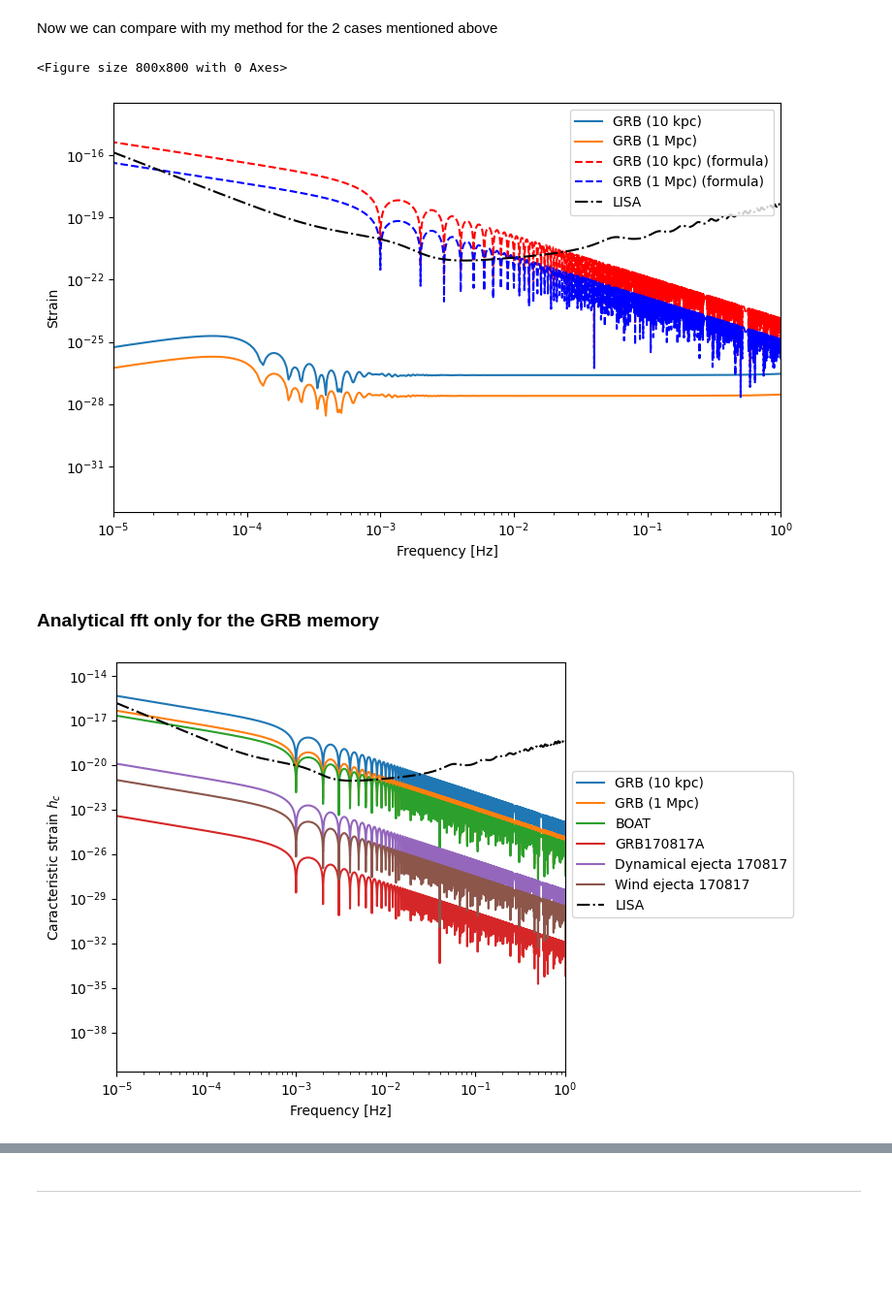
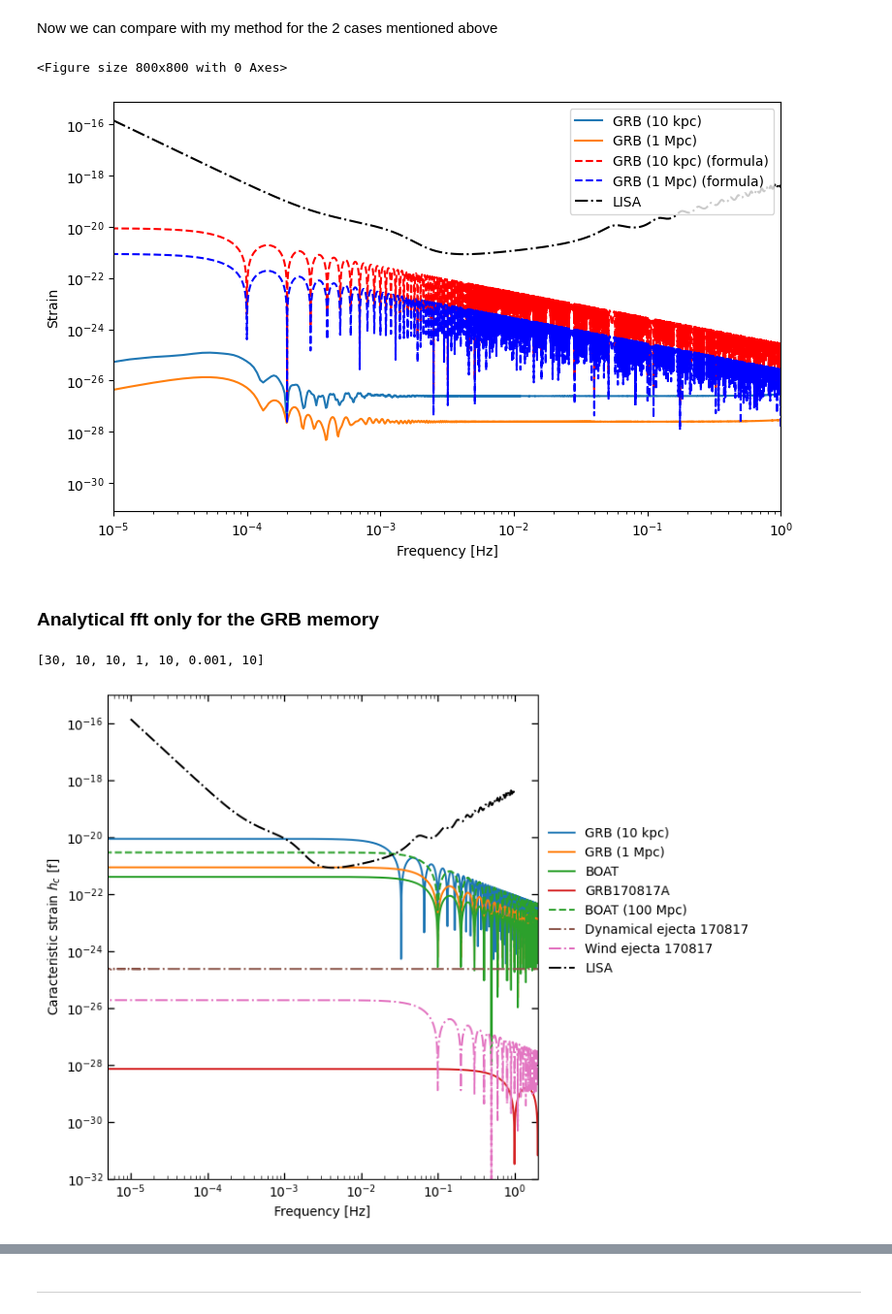
Before and after one commit to ThomasBastro/Memory_effect, a Jupyter notebook: Memory_Lopez/phenom_model.ipynb, the cells around one changed output, grey strips where cells are left out. Shown at 97% size. Drawn from its saved outputs; the diff is of its cells as text; code cells hidden in the pictures; blank space fills up the shorter version.

Commit message:
Regions associated with each ejecta (frequency domain)

```diff
--- a/Memory_Lopez/phenom_model.ipynb
+++ b/Memory_Lopez/phenom_model.ipynb
@@ -765,7 +765,7 @@ t = np.linspace(-1., 150., 500000) * 1e3  # ms
 theta = np.deg2rad(30)
 E_1, E_2 = 3e51, 3e52
 beta = 0.99
-tau_grb_ms = 1e3
+tau_grb_ms = 10e3
 r_1, r_2 = 10e3, 1e6
 start_grb = 0
 end_1, end_2 = 30e3, 10e3
@@ -775,8 +775,8 @@ delta_h_1 = up.delta_h_GRB(E_1, beta, theta, r_1)
 delta_h_2 = up.delta_h_GRB(E_2, beta, theta, r_2)
 
 # Compute GRB memory signals for two cases
-h_grb_1 = up.phenom_memory_GRB(t, E_1, beta, theta, r_1, tau_grb_ms, start_grb, end_1, model='exponential', plot=False)
-h_grb_2 = up.phenom_memory_GRB(t, E_2, beta, theta, r_2, tau_grb_ms, start_grb, end_2, model='exponential', plot=False)
+h_grb_1 = up.phenom_memory_GRB(t, E_1, beta, theta, r_1, end_1, start_grb, end_1, model='exponential', plot=False)
+h_grb_2 = up.phenom_memory_GRB(t, E_2, beta, theta, r_2, end_2, start_grb, end_2, model='exponential', plot=False)
 
 # Apply Tukey window
 h_windowed = [
@@ -810,31 +810,48 @@ plt.tight_layout()
 plt.show()
 # %% [output]
 <Figure size 800x800 with 0 Axes>
-[figure, old version]
+[figure, new version]
 # %% [markdown]
 ### Analytical fft only for the GRB memory
 # %%
 delta_h_BOAT = up.delta_h_GRB(E_j_boat, beta_boat, theta_boat, r_boat)
+delta_h_BOAT_100MPC = up.delta_h_GRB(E_j_boat, beta_boat, theta_boat, 100*1e6)
 delta_h_170817 = up.delta_h_GRB(E_j_170817, beta_170817, theta_170817, r_170817)
 delta_h_170817_dyn = up.delta_h_ejecta(M_ej_dyn, v_ej_dyn, r_170817)
 delta_h_170817_wind = up.delta_h_ejecta(M_ej_wind, v_ej_wind, r_170817)
-delta_h_all = [delta_h_1, delta_h_2, delta_h_BOAT, delta_h_170817, delta_h_170817_dyn, delta_h_170817_wind]
-labels = ['GRB (10 kpc)', 'GRB (1 Mpc)', 'BOAT', 'GRB170817A', 'Dynamical ejecta 170817', 'Wind ejecta 170817']
-tau_grbs = [tau_grb_ms, tau_grb_ms, tau_grb_boat_ms, tau_grb_170817_ms, tau_dyn_ms, tau_wind_ms]
+delta_h_all = [delta_h_1, delta_h_2, delta_h_BOAT, delta_h_170817, delta_h_BOAT_100MPC , delta_h_170817_dyn, delta_h_170817_wind]
+
+labels = ['GRB (10 kpc)', 'GRB (1 Mpc)', 'BOAT', 'GRB170817A', 'BOAT (100 Mpc)', 'Dynamical ejecta 170817', 'Wind ejecta 170817']
+tau_grbs = [30, 10, 10, 1, 10,  1e-3, 10]
+cmap = plt.get_cmap('tab20')
+colors = [cmap(i) for i in range(0, 14, 2)]
+colors[4] = colors[2] # same color for BOAT at 100 Mpc and GRB at 1 Mpc
+ls_list = ['-', '-', '-', '-', '--', '-.', '-.']
+print(tau_grbs)
 freq_fft_list = []
-for i, delta_h in enumerate(delta_h_all):
-    f_test, fft = up.memory_fft_formula(delta_h, tau_grb_ms, plot=False, show=False, LISA=False)
+for delta_h, tau_grb in zip(delta_h_all, tau_grbs):
+    f_test, fft = up.memory_fft_formula(delta_h, tau_grb, plot=False, show=False, LISA=False)
     freq_fft_list.append((f_test, np.abs(fft)))
-fig, ax = plt.subplots(figsize=(8, 5))
+
+# Plot
+fig, ax = plt.subplots(figsize=(8, 6))
+
 for i, (f_test, fft) in enumerate(freq_fft_list):
-    ax.loglog(f_test, fft, label=labels[i])
+    ax.loglog(f_test, fft, label=labels[i], color=colors[i], linestyle=ls_list[i])
 ax.loglog(f, np.sqrt(f*Sn), label='LISA', color='k', linestyle='-.')
-ax.legend(loc='upper left', bbox_to_anchor=(1.0, 0.75))
-ax.set_xlim(1e-5, 1)
+ax.legend(loc='upper left', bbox_to_anchor=(1.0, 0.75), frameon= False)
+
+ax.tick_params(axis='both', which='major', direction='in', length=5, width=1, top=True, right=True)
+ax.tick_params(axis='both', which='minor', direction='in', length=3, width=0.5, top=True, right=True)
+
+
 ax.set_xlabel('Frequency [Hz]')
-ax.set_ylabel(r'Caracteristic strain $h_c$')
+ax.set_ylabel(r'Caracteristic strain $h_c$ [f]')
+ax.set_xlim(5e-6, 2e0)
+ax.set_ylim(1e-32, 1e-15)
 plt.tight_layout()
 plt.savefig(out_dir + "fft_memory_phenom_all_cases_with_LISA_analytical_f.png")
 plt.show()
 # %% [output]
+[30, 10, 10, 1, 10, 0.001, 10]
-[figure, old version]
+[figure, new version]
```
Also changed, not shown: parts of 10 cells of this notebook, 3 other files.
